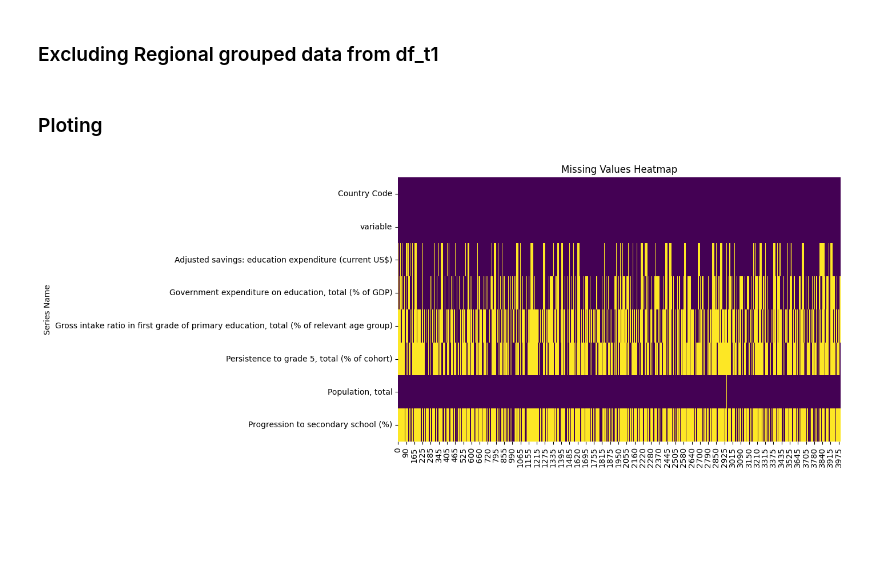
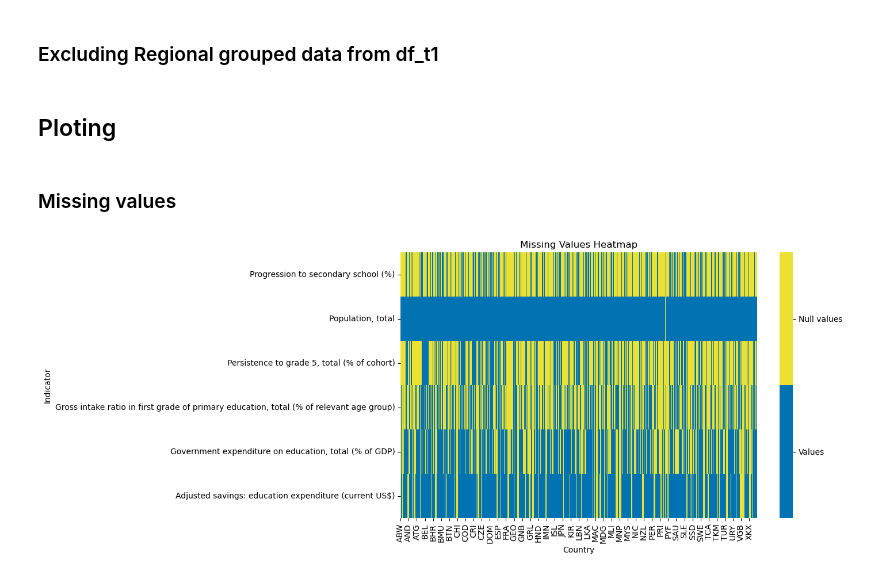
Before and after one commit to MatiasBorrellH/Live_Coding_Challenge, a Jupyter notebook: live_code.ipynb, the cells around one changed output. Drawn from its saved outputs; the diff is of its cells as text; code cells hidden in the pictures; blank space fills up the shorter version.

```diff
--- a/live_code.ipynb
+++ b/live_code.ipynb
@@ -108,10 +112,34 @@ excl_list=list(df[df["Series Code"] == "SP.POP.TOTL"][217:]["Country Code"])
 df_t1=df_t1[~df_t1["Country Code"].isin(excl_list)]
 # %% [markdown]
-### Ploting
+## Ploting
-# %%
-plt.figure(figsize=(10, 6))
-sns.heatmap(df_t1.T.isnull(), cbar=False, cmap='viridis')
-plt.title('Missing Values Heatmap')
-plt.show()
-# %% [output]
-[figure, removed]
+# %%
+# Prepare data for plotting
+df_plot = df_t1.copy().T
+# Set country codes as column headers
+df_plot.columns = df_plot.iloc[0]
+# Drop row of country codes
+df_plot = df_plot.drop(["Country Code","variable"])
+# %% [markdown]
+### Missing values
+# %%
+# Plot the actual figure
+plt.figure(figsize=(10, 6))
+# Generate a color map for binary classification (True vs False)
+colors = (sns.color_palette("colorblind")[0], sns.color_palette("colorblind")[8])
+cmap = LinearSegmentedColormap.from_list("Binary", colors, len(colors))
+ax = sns.heatmap(df_plot.isnull(), cmap=cmap)
+plt.title('Missing Values Heatmap')
+
+# Manually changing the colorbar after it's generation
+colorbar = ax.collections[0].colorbar
+colorbar.set_ticks([0.25, 0.75])
+colorbar.set_ticklabels(['Values', 'Null values'])
+
+# X - Y axis labels
+ax.set_ylabel('Indicator')
+ax.set_xlabel('Country')
+ax.invert_yaxis()
+
+plt.show()
+# %% [output]
+[figure, added]
```
Also changed, not shown: parts of 19 cells of this notebook.
